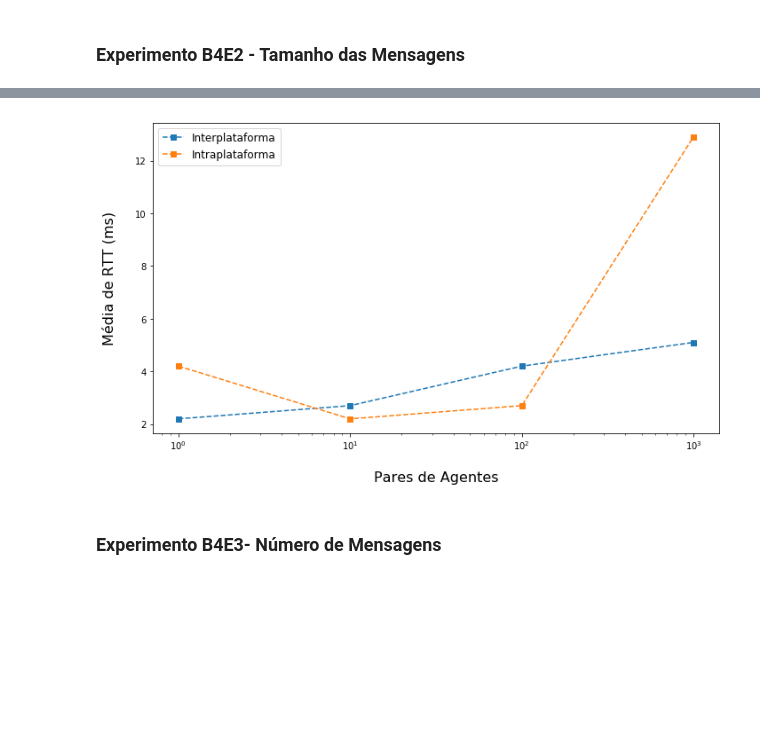
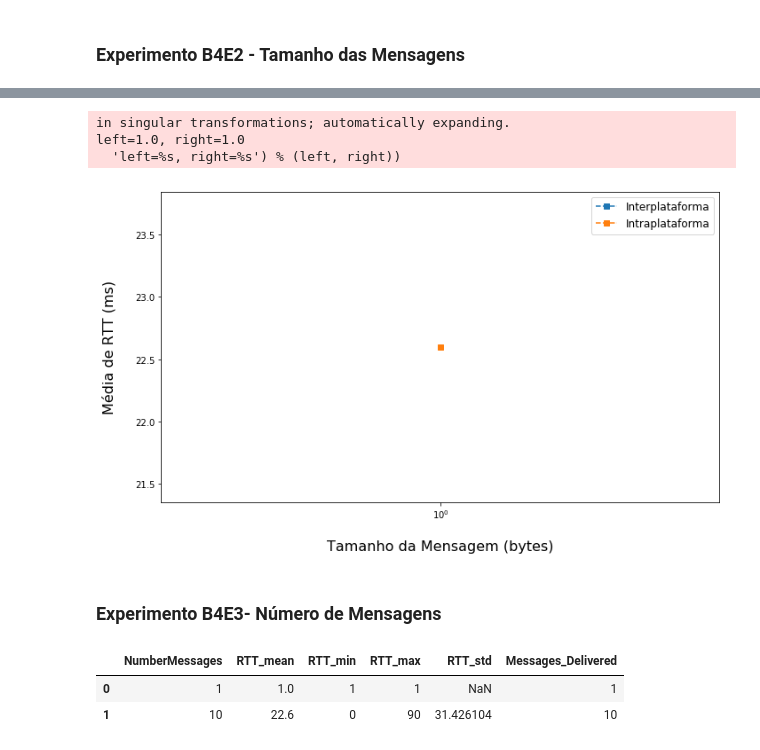
Before and after one commit to rafalencar1997/JadeContainer, a Jupyter notebook: analysis/Benchmark_4.ipynb, the cells around one changed output, grey strips where cells are left out. Drawn from its saved outputs; the diff is of its cells as text; code cells hidden in the pictures; blank space fills up the shorter version.

```diff
--- a/analysis/Benchmark_4.ipynb
+++ b/analysis/Benchmark_4.ipynb
@@ -104,33 +106,13 @@ b5e2
-# %%
-def plot_results2(dfs, title, x_label, x_column, legend, yerror=False, legentOut=False, logScale=False):
-
-    fig, ax = plt.subplots(figsize=(10, 6))
-    ax.set_ylabel('Média de RTT (ms)\n', fontsize=16)
-    ax.set_xlabel('\n'+x_label, fontsize=16)
-
-    for df in dfs:
-        if yerror:
-            plt.errorbar(df[x_column], df['RTT_mean'], fmt='--s')
-        else:
-            plt.errorbar(df[x_column], df['RTT_mean'], fmt='--s')
-
-    if logScale:
-        ax.set_xscale('log')
-    if legentOut:
-        ax.legend(legend, loc='upper right', bbox_to_anchor=(1.36 , 1.015), fontsize=12)
-    else:
-        ax.legend(legend, fontsize=12)
-    fig.tight_layout()
-    if logScale:
-        plt.yscale = "log"
-    plt.show()
-
-plot_results2([b4e2, b5e2], yerror=False, legentOut=False, logScale=True,
-             title='title',
-             x_label='Pares de Agentes',
-             x_column='MessageSize',
-             legend = ['Interplataforma', 'Intraplataforma'])
-# %% [output]
-[figure, removed]
+# %%
+plot_results2([b4e2, b5e2], yerror=False, legentOut=False, logScale=True,
+             title='title',
+             x_label='Tamanho da Mensagem (bytes)',
+             x_column='MessageSize',
+             legend = ['Interplataforma', 'Intraplataforma'])
+# %% [output]
+in singular transformations; automatically expanding.
+left=1.0, right=1.0
+  'left=%s, right=%s') % (left, right))
+[figure, added]
 # %% [markdown]
 ### Experimento B4E3- Número de Mensagens
@@ -141 +129,14 @@ b4e3 = b4e3[["NumberMessages", "RTT"]]
+# %%
+b4e3 = b4e3.groupby(['NumberMessages']).agg(['mean', 'min', 'max', 'std', 'count'])
+b4e3.columns = ['RTT_mean', 'RTT_min', 'RTT_max', 'RTT_std', 'Messages_Delivered']
+b4e3 = b4e3.reset_index()
+
+b5e3 = b5e3.groupby(['NumberMessages']).agg(['mean', 'min', 'max', 'std', 'count'])
+b5e3.columns = ['RTT_mean', 'RTT_min', 'RTT_max', 'RTT_std', 'Messages_Delivered']
+b5e3 = b5e3.reset_index()
+b5e3
+# %% [output]
+|  | NumberMessages | RTT_mean | RTT_min | RTT_max | RTT_std | Messages_Delivered |
+| 0 | 1 | 1.0 | 1 | 1 | NaN | 1 |
+| 1 | 10 | 22.6 | 0 | 90 | 31.426104 | 10 |
 # %%
```
Also changed, not shown: parts of 12 cells of this notebook, 7 other files.
